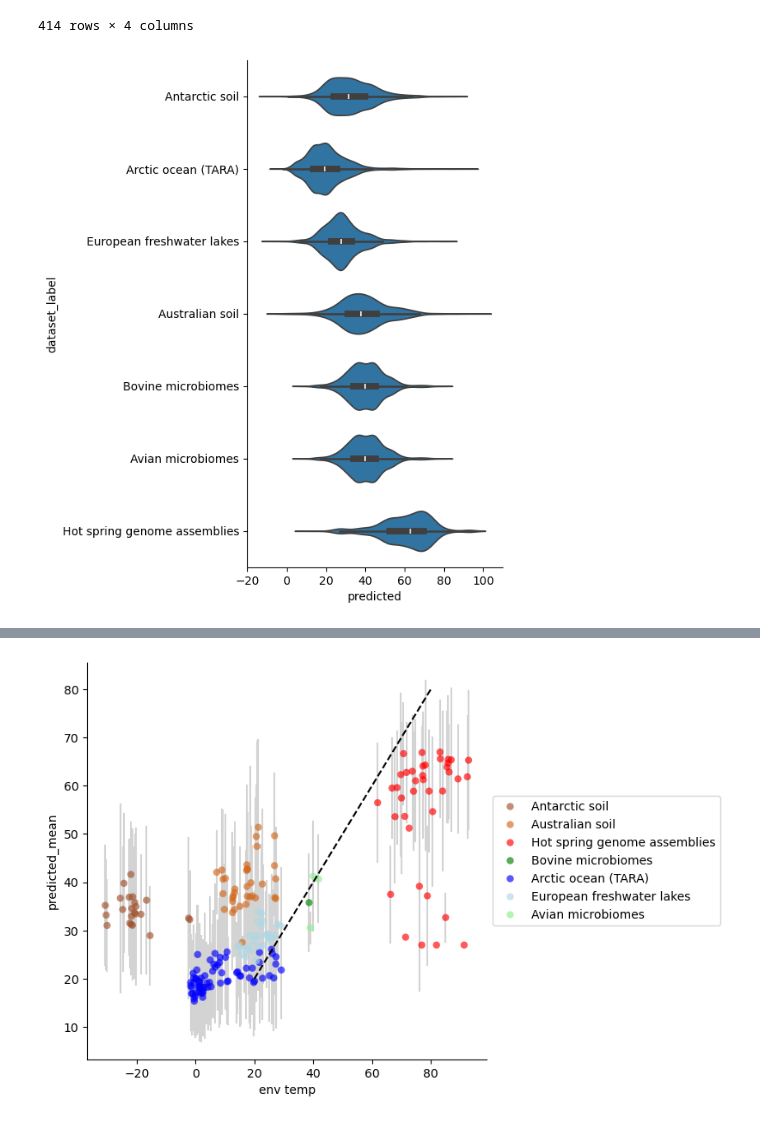
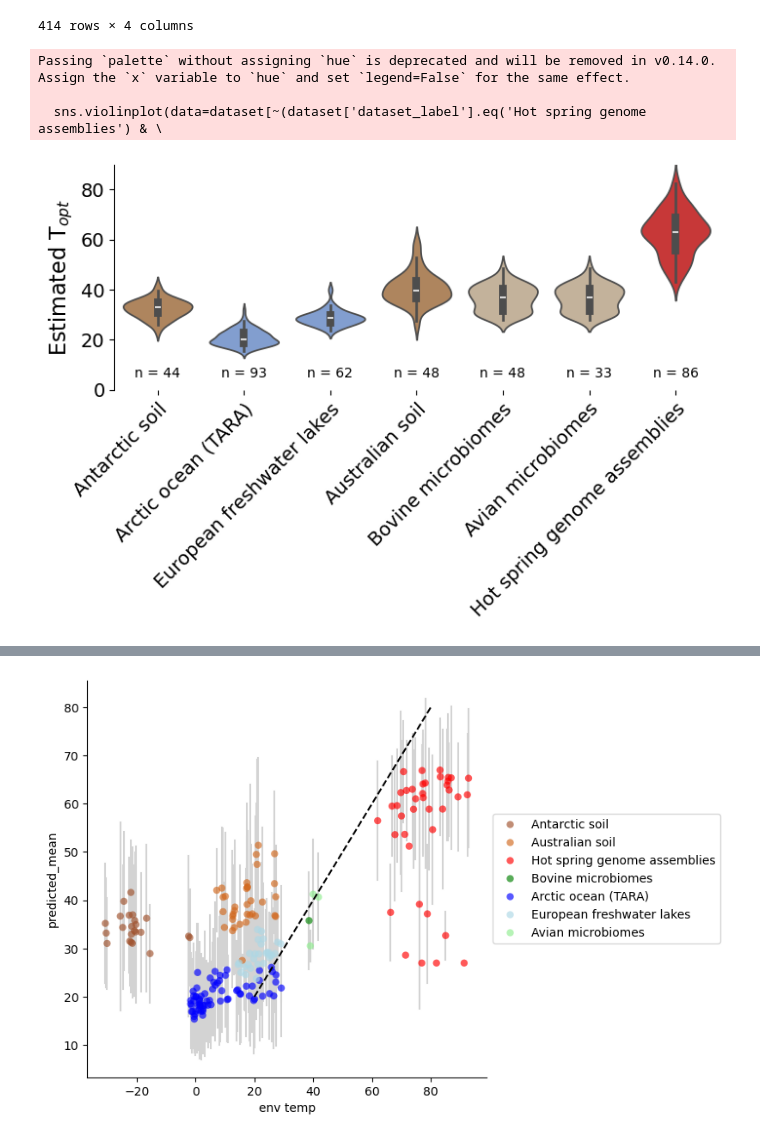
Before and after one commit to realmichaelhoffert/adenylate_kinase_ogt, a Jupyter notebook: notebooks/07_mgnify.ipynb, the cells around one changed output, grey strips where cells are left out. Cells and saved outputs as stored; diff of their text form; code cells hidden in the pictures.

```diff
--- a/notebooks/07_mgnify.ipynb
+++ b/notebooks/07_mgnify.ipynb
@@ -2271,0 +1686,4 @@ plotdf.to_csv('./../data/validation_datasets/Conteville2024/Conteville2024_predi
+# %%
+collated_md = pd.read_csv('./../data/validation_datasets/Salazar2019/md/collated_md.tsv', sep='\t', index_col=0)
+
+collated_md.head()
@@ -2274,7 +1960,7 @@ plotdf.to_csv('./../data/validation_datasets/Conteville2024/Conteville2024_predi
 # %%
 files = glob.glob('./../data/validation_datasets/*/*_predictions.tsv')
 # %%
-dataset = pd.concat([pd.read_csv(f, sep='\t').assign(dataset=f.split('/')[-1].split('_pred')[0]) for f in files])
+dataset = pd.concat([pd.read_csv(f, sep='\t', index_col=0).assign(dataset=f.split('/')[-1].split('_pred')[0]).assign(file=os.path.abspath(f)) for f in files])
 
 dataset2label = {'Antarctic':'Antarctic soil',
                  'Australia':'Australian soil',
@@ -2298,0 +1998,14 @@ dataset = dataset.reset_index(drop=True)
+# %%
+# get mapping of proteins to env temp
+protein2envtemp = dataset.set_index('protein')['env temp']
+
+# confirm that all proteins only have 1 temperature
+c = Counter(list(protein2envtemp.dropna().index))
+
+items_with_count_n = [item for item, count in c.items() if count != 1]
+
+assert len(list(set([protein2envtemp.loc[i].value_counts().shape[0] == 1 for i in items_with_count_n]))) == 1
+
+# groupby to avoid duplicates
+protein2envtemp = dataset.groupby('protein').agg({'env temp':'first'})['env temp'].dropna()
+protein2envtemp.head()
@@ -2331,17 +2141,38 @@ dataset.groupby(['dataset_label', 'sample_or_genome'])[['predicted', 'env temp']
 | 413 | Hot spring genome assemblies | GCA_046536815.1 | 50.191772 | 74.80 |
 414 rows × 4 columns
 # %%
-fig, ax = plt.subplots(figsize=(4, 8))
-sns.violinplot(data=dataset, #.groupby(['dataset_label', 'sample_or_genome'])[['predicted', 'env temp']].mean().reset_index(),
-               x='predicted', y='dataset_label', order=['Antarctic soil', 'Arctic ocean (TARA)',
+fig, ax = plt.subplots(figsize=(8, 3))
+sns.violinplot(data=dataset[~(dataset['dataset_label'].eq('Hot spring genome assemblies') & \
+                            (dataset['predicted'] < 40))].groupby(['dataset_label', 'sample_or_genome'])[['predicted', 'env temp']].mean().reset_index(),
+               y='predicted', x='dataset_label', order=['Antarctic soil', 'Arctic ocean (TARA)',
                                                           'European freshwater lakes', 'Australian soil',
-                                                          'Bovine microbiomes', 'Avian microbiomes', 'Hot spring genome assemblies'])
+                                                          'Bovine microbiomes', 'Avian microbiomes', 'Hot spring genome assemblies'],
+              palette=[sns.desaturate(i, 0.75) for i in ['peru', 'cornflowerblue', 'cornflowerblue', 'peru', 'tan', 'tan', 'red']], legend=False)
 
 # sns.violinplot(data=dataset,
 #                x='env temp', y='dataset_label', order=['Antarctic soil', 'Arctic ocean (TARA)',
 #                                                           'European freshwater lakes', 'Australian soil',
 #                                                           'Bovine microbiomes', 'Avian microbiomes', 'Hot spring genome assemblies'])
 
-sns.despine()
+plt.tick_params(labelsize=14)
+plt.tick_params(axis='x', rotation=45)
+ax.set_ylabel('Estimated T$_{opt}$', fontsize=16)
+ax.set_xlabel('')
+
+for label in ax.get_xticklabels():
+    label.set_rotation(45)
+    label.set_ha('right')           # anchor to right end
+    label.set_rotation_mode('anchor')  # rotate around the anchored point
+
+for i, (label, count) in enumerate(dataset.groupby('dataset_label').apply(lambda x: len(x['sample_or_genome'].unique())).items()):
+    ax.annotate(f'n = {count}', (i, 5), ha='center')
+
+ax.set_ylim(0, 90)
+
+sns.despine(bottom=True)
+plt.savefig('./../data/figures/20251017_ESM2_metagenomics.png', dpi=400, bbox_inches='tight')
 # %% [output]
+Passing `palette` without assigning `hue` is deprecated and will be removed in v0.14.0. Assign the `x` variable to `hue` and set `legend=False` for the same effect.
+
+  sns.violinplot(data=dataset[~(dataset['dataset_label'].eq('Hot spring genome assemblies') & \
-[figure, old version]
+[figure, new version]
```
Also changed, not shown: parts of 208 cells of this notebook, 12 other files.
